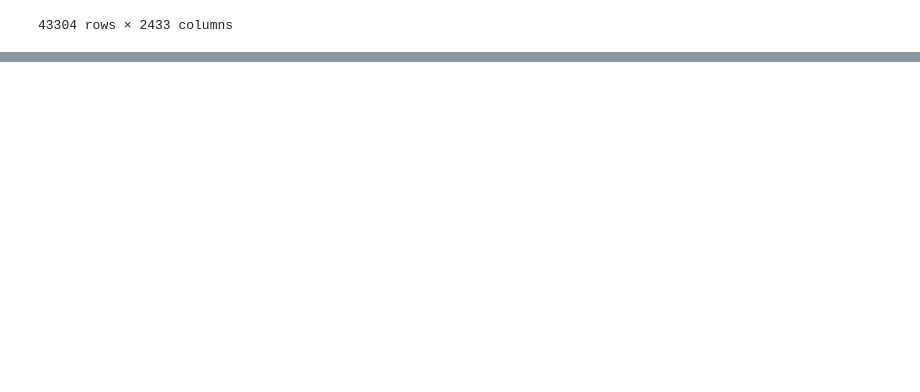
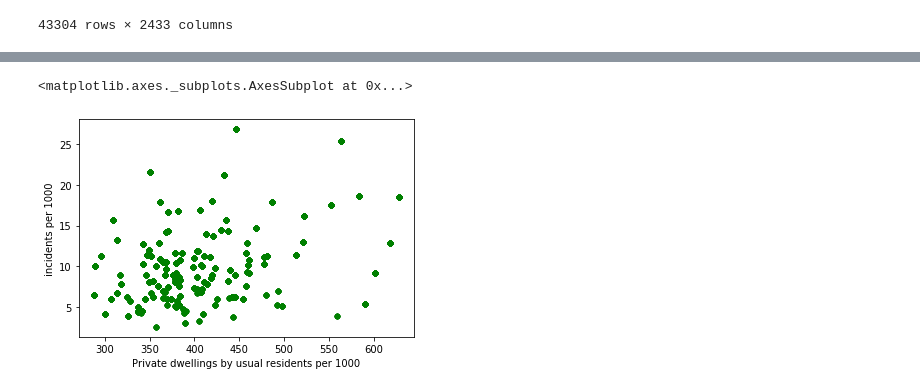
Before and after one commit to gdiaz89/SCS_3250_041-Group-2-Winter-2020, a Jupyter notebook: Term_Project.ipynb, the cells around one changed output, grey strips where cells are left out. Saved outputs shown, nothing was run; the diff lists cells and outputs as text; code cells hidden in the pictures; blank space fills up the shorter version.

```diff
--- a/Term_Project.ipynb
+++ b/Term_Project.ipynb
@@ -305,0 +369,7 @@ Length: 840, dtype: float64
+# %%
+#Private dwellings by usual residents per 1000.  Any correlation?
+bne_2016['Private dwellings by usual residents per 1000'] = bne_2016['Private dwellings occupied by usual residents'].str.replace(",","").astype(int)/(bne_2016['Population, 2016'].str.replace(",","").astype(int)/1000)
+bne_2016.plot.scatter(x='Private dwellings by usual residents per 1000',y='incidents per 1000',c="Green")
+# %% [output]
+<matplotlib.axes._subplots.AxesSubplot at 0x...>
+[figure, added]
```
Also changed, not shown: parts of 18 cells of this notebook.
